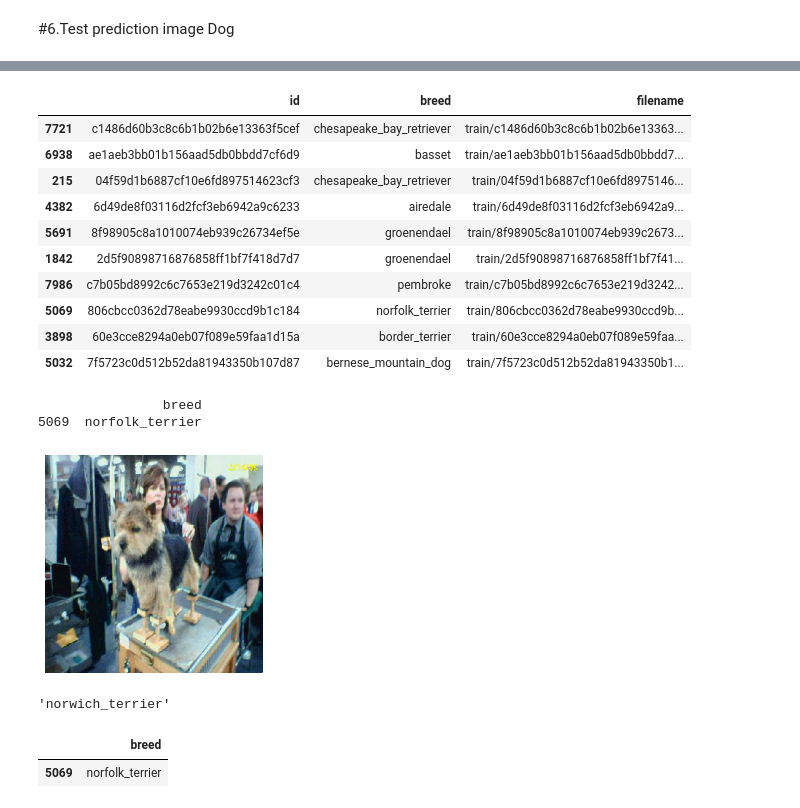
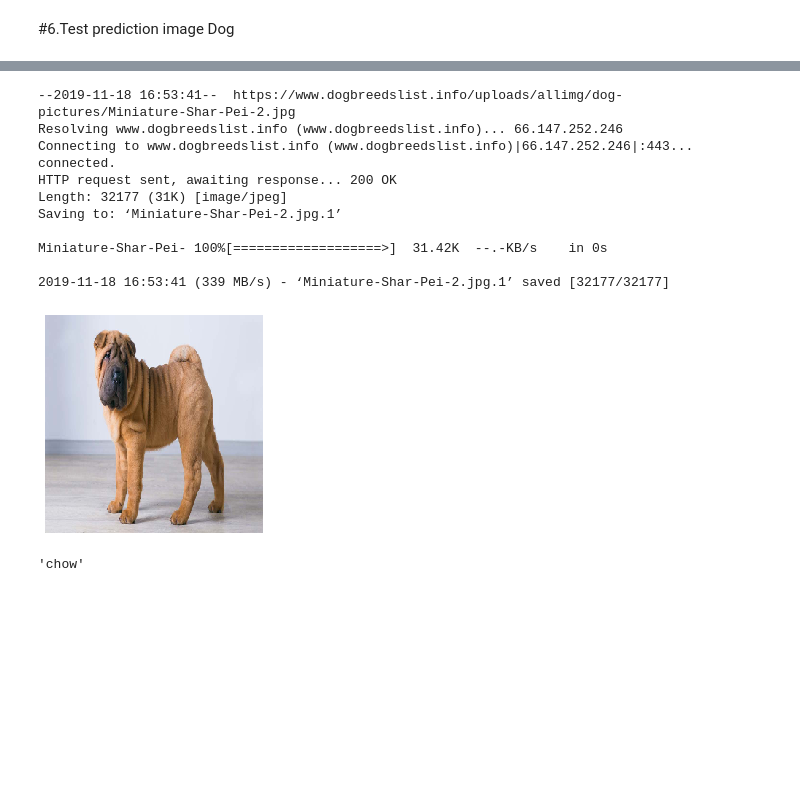
Before and after one commit to rant95/Dog_breed_classification, a Jupyter notebook: Dog_Breed_Classification.ipynb, the cells around one changed output, grey strips where cells are left out. Cells and saved outputs as stored; diff of their text form; code cells hidden in the pictures; blank space fills up the shorter version.

```diff
--- a/Dog_Breed_Classification.ipynb
+++ b/Dog_Breed_Classification.ipynb
@@ -338,16 +405,3 @@ plt.show()
-# %%
-import tensorflow as tf
-import tensorflow_hub as hub
-import tensorflow_datasets as tfds
-tfds.disable_progress_bar()
-bst_model_path="/content/drive/My Drive/Colab Notebooks/dog/2019-11-18_dog_breed_model.h5"
-from tensorflow.keras import layers
-reloaded = tf.keras.models.load_model(bst_model_path,
-  # `custom_objects` tells keras how to load a `hub.KerasLayer`
-  custom_objects={'KerasLayer': hub.KerasLayer})
-
-reloaded.summary()
-model=reloaded
 # %%
 from keras.models import load_model
 from keras.preprocessing import image
@@ -391,34 +431,18 @@ df.head(10)
-# %%
-df.sample(10)
-# %% [output]
-|  | id | breed | filename |
-| 7721 | c1486d60b3c8c6b1b02b6e13363f5cef | chesapeake_bay_retriever | train/c1486d60b3c8c6b1b02b6e13363... |
-| 6938 | ae1aeb3bb01b156aad5db0bbdd7cf6d9 | basset | train/ae1aeb3bb01b156aad5db0bbdd7... |
-| 215 | 04f59d1b6887cf10e6fd897514623cf3 | chesapeake_bay_retriever | train/04f59d1b6887cf10e6fd8975146... |
-| 4382 | 6d49de8f03116d2fcf3eb6942a9c6233 | airedale | train/6d49de8f03116d2fcf3eb6942a9... |
-| 5691 | 8f98905c8a1010074eb939c26734ef5e | groenendael | train/8f98905c8a1010074eb939c2673... |
-| 1842 | 2d5f90898716876858ff1bf7f418d7d7 | groenendael | train/2d5f90898716876858ff1bf7f41... |
-| 7986 | c7b05bd8992c6c7653e219d3242c01c4 | pembroke | train/c7b05bd8992c6c7653e219d3242... |
-| 5069 | 806cbcc0362d78eabe9930ccd9b1c184 | norfolk_terrier | train/806cbcc0362d78eabe9930ccd9b... |
-| 3898 | 60e3cce8294a0eb07f089e59faa1d15a | border_terrier | train/60e3cce8294a0eb07f089e59faa... |
-| 5032 | 7f5723c0d512b52da81943350b107d87 | bernese_mountain_dog | train/7f5723c0d512b52da81943350b1... |
-# %%
-# image path
-#!wget https://www.canalvie.com/polopoly_fs/1.1804714.1467920015!/image/chien-saint-bernard.jpg_gen/derivatives/cvlandscape_670_377/chien-saint-bernard.jpg
-#img_path = '/content/drive/My Drive/Colab Notebooks/dogcatfilter/cats_and_dogs_filtered/validation/dogs/dog.2128.jpg'
-img_path = '/content/drive/My Drive/Colab Notebooks/dog/train/806cbcc0362d78eabe9930ccd9b1c184.jpg'
-#img_path="chien-saint-bernard.jpg" # dog
-
-print(df.loc[df['id']== "806cbcc0362d78eabe9930ccd9b1c184",["breed"]])
-
-predict_from_image(img_path)
-# %% [output]
-                breed
-5069  norfolk_terrier
-[figure, removed]
-'norwich_terrier'
-# %%
-df.loc[df['id']== "806cbcc0362d78eabe9930ccd9b1c184",["breed"]]
-# %% [output]
-|  | breed |
-| 5069 | norfolk_terrier |
+# %%
+# image path
+!wget https://www.dogbreedslist.info/uploads/allimg/dog-pictures/Miniature-Shar-Pei-2.jpg
+img_path="/content/drive/My Drive/Colab Notebooks/dog/Miniature-Shar-Pei-2.jpg" # dog
+predict_from_image(img_path)
+# %% [output]
+--2019-11-18 16:53:41--  https://www.dogbreedslist.info/uploads/allimg/dog-pictures/Miniature-Shar-Pei-2.jpg
+Resolving www.dogbreedslist.info (www.dogbreedslist.info)... 66.147.252.246
+Connecting to www.dogbreedslist.info (www.dogbreedslist.info)|66.147.252.246|:443... connected.
+HTTP request sent, awaiting response... 200 OK
+Length: 32177 (31K) [image/jpeg]
+Saving to: ‘Miniature-Shar-Pei-2.jpg.1’
+
+Miniature-Shar-Pei- 100%[===================>]  31.42K  --.-KB/s    in 0s
+
+2019-11-18 16:53:41 (339 MB/s) - ‘Miniature-Shar-Pei-2.jpg.1’ saved [32177/32177]
+[figure, added]
+'chow'
```
Also changed, not shown: parts of 19 cells of this notebook.
